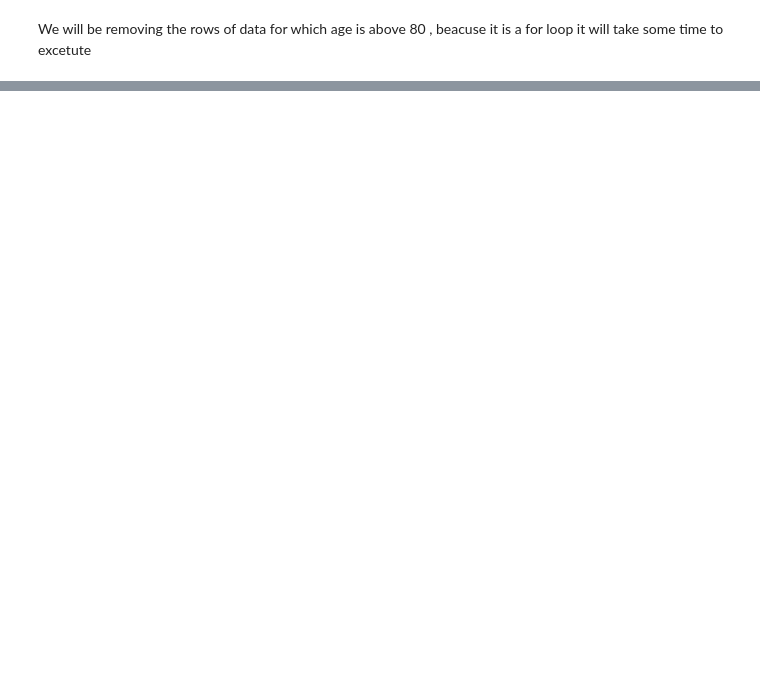
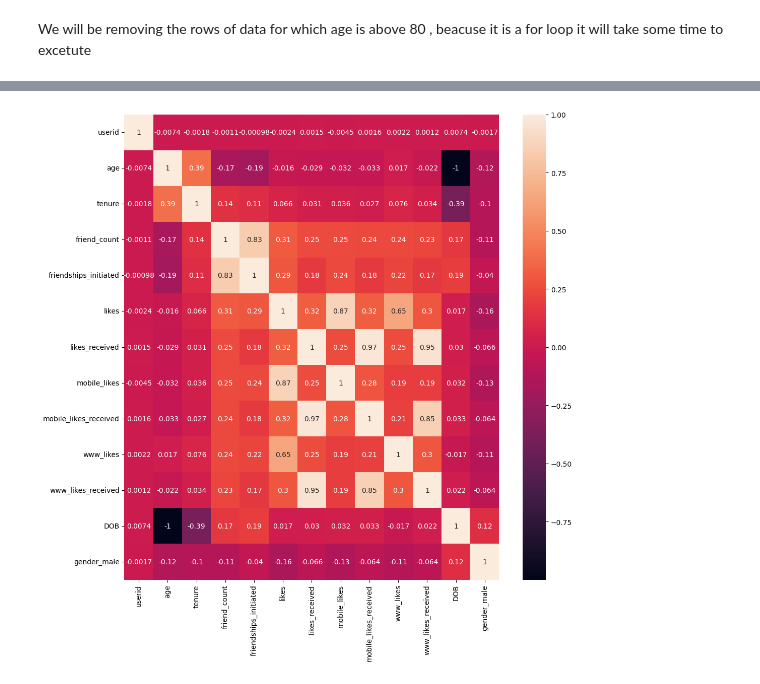
Before and after one commit to ShaikMehraj/Data_preprocess, a Jupyter notebook: Face_book.ipynb, the cells around one changed output, grey strips where cells are left out. Saved outputs shown, nothing was run; the diff lists cells and outputs as text; code cells hidden in the pictures; blank space fills up the shorter version.

Commit message:
Heatmap correlation

```diff
--- a/Face_book.ipynb
+++ b/Face_book.ipynb
@@ -216,0 +224,2 @@ np.False_
+# %%
+dummy_df = pd.get_dummies(df, prefix={'gender':'gender'},drop_first=True, dtype=int)
@@ -216,0 +270,8 @@ np.False_
+# %%
+# Plot correlations between variables
+plt.figure(figsize=(12, 12))
+correlation_matrix = dummy_df.corr()
+sns.heatmap(correlation_matrix, annot=True)
+plt.show()
+# %% [output]
+[figure, added]
```
Also changed, not shown: parts of 12 cells of this notebook.
